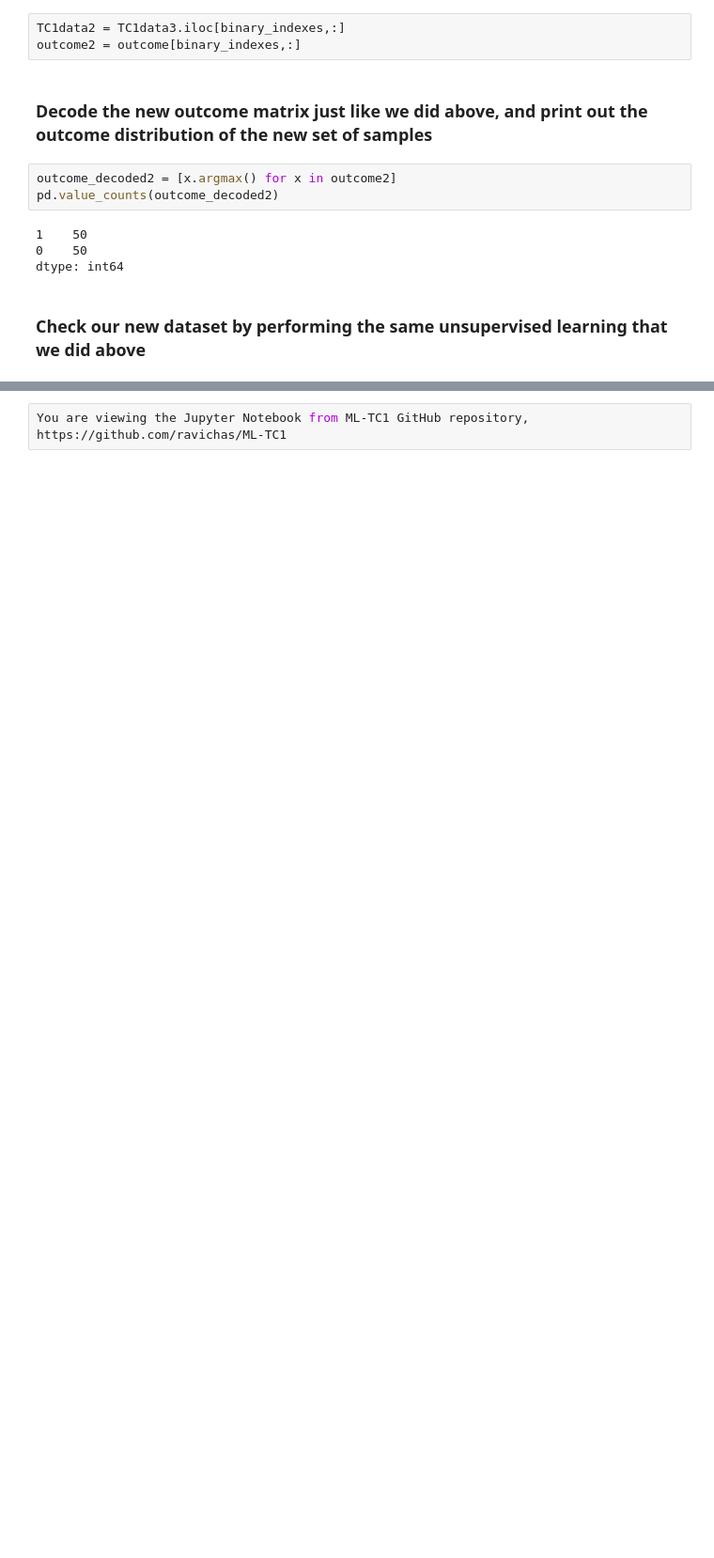
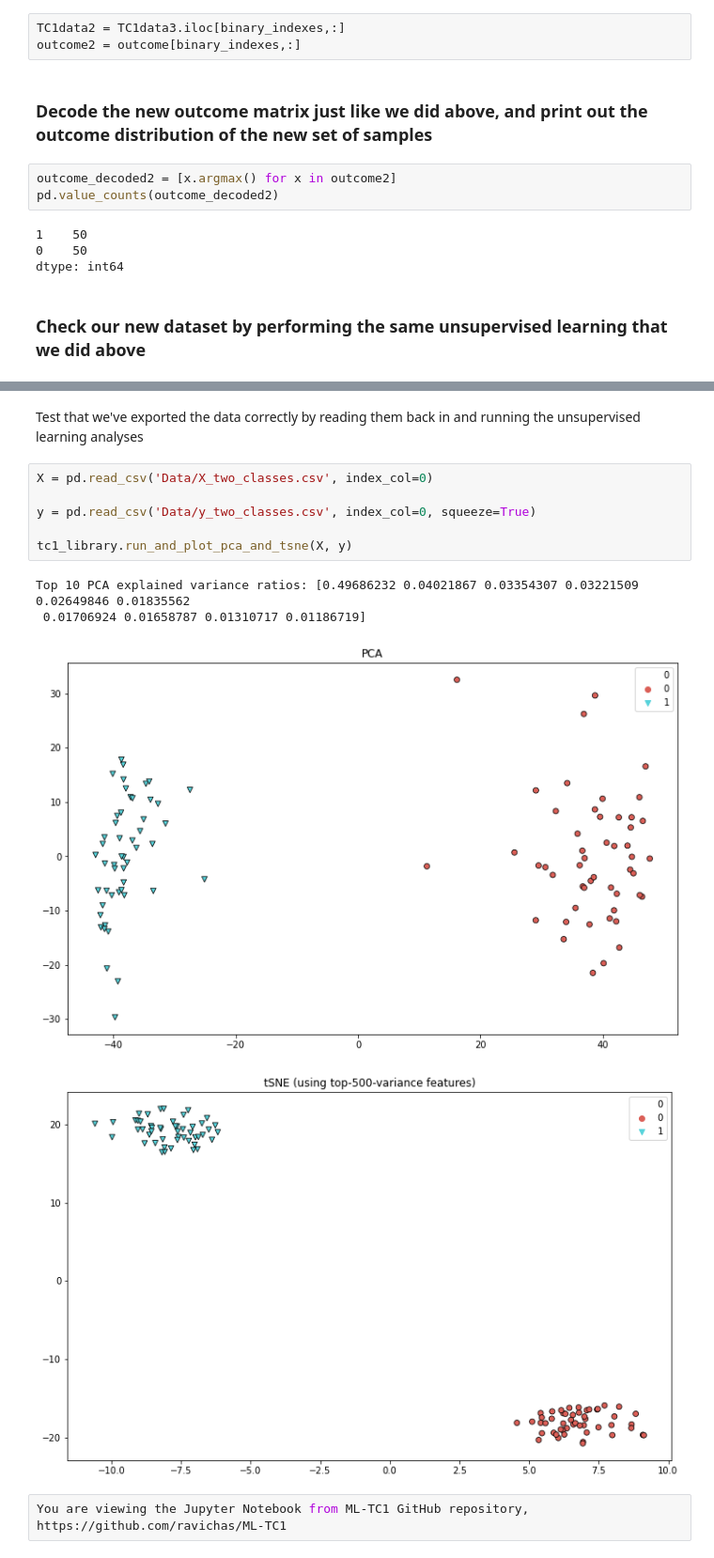
Before and after one commit to ravichas/ML-TC1, a Jupyter notebook: TC1-ConvNN.ipynb, the cells around one changed output, grey strips where cells are left out. Shown at 94% size. Saved outputs shown, nothing was run; the diff lists cells and outputs as text; blank space fills up the shorter version.

```diff
--- a/TC1-ConvNN.ipynb
+++ b/TC1-ConvNN.ipynb
@@ -507,2 +495,15 @@ Top 10 PCA explained variance ratios: [0.49686232 0.04021868 0.03354307 0.032215
+# %% [markdown]
+Test that we've exported the data correctly by reading them back in and running the unsupervised learning analyses
+# %%
+X = pd.read_csv('Data/X_two_classes.csv', index_col=0)
+
+y = pd.read_csv('Data/y_two_classes.csv', index_col=0, squeeze=True)
+
+tc1_library.run_and_plot_pca_and_tsne(X, y)
+# %% [output]
+Top 10 PCA explained variance ratios: [0.49686232 0.04021867 0.03354307 0.03221509 0.02649846 0.01835562
+ 0.01706924 0.01658787 0.01310717 0.01186719]
+[figure, added]
+[figure, added]
 # %%
 You are viewing the Jupyter Notebook from ML-TC1 GitHub repository, https://github.com/ravichas/ML-TC1
```
Also changed, not shown: parts of 15 cells of this notebook.
